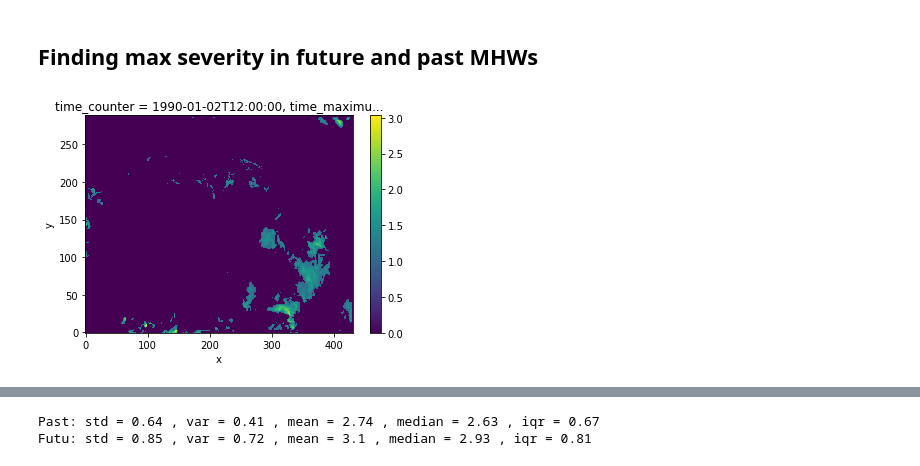
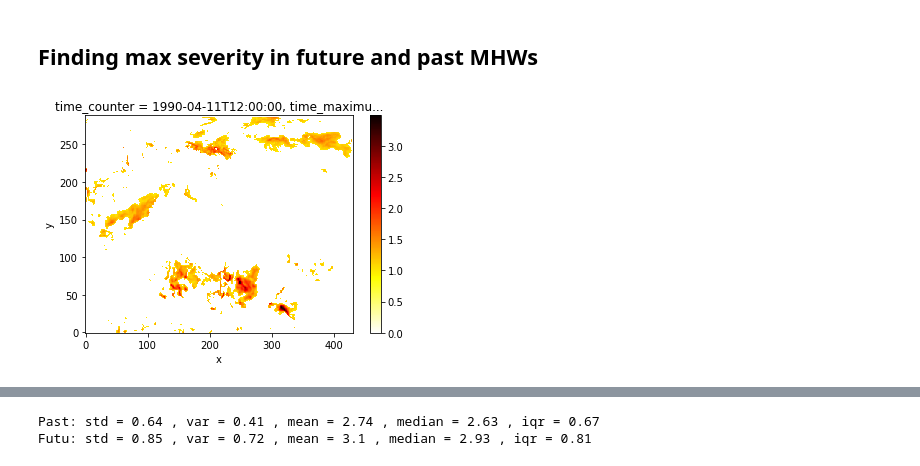
Before and after one commit to ritwik1111/MHW, a Jupyter notebook: Projects/sstPlots/MHW_Statistics.ipynb, the cells around one changed output, grey strips where cells are left out. Saved outputs shown, nothing was run; the diff lists cells and outputs as text; code cells hidden in the pictures.

```diff
--- a/Projects/sstPlots/MHW_Statistics.ipynb
+++ b/Projects/sstPlots/MHW_Statistics.ipynb
@@ -32,7 +39,7 @@ pastSev = xr.open_dataarray(localDir + 'severityMHWNOW_pastRun.nc')
 # %% [markdown]
 ## Finding max severity in future and past MHWs
 # %%
-pastSev.isel(time_counter = 1).plot();
+pastSev.isel(time_counter = 100).plot(cmap = 'hot_r');
 # %% [output]
-[figure, old version]
+[figure, new version]
 # %%
```
Also changed, not shown: parts of 23 cells of this notebook, 2 other files.
